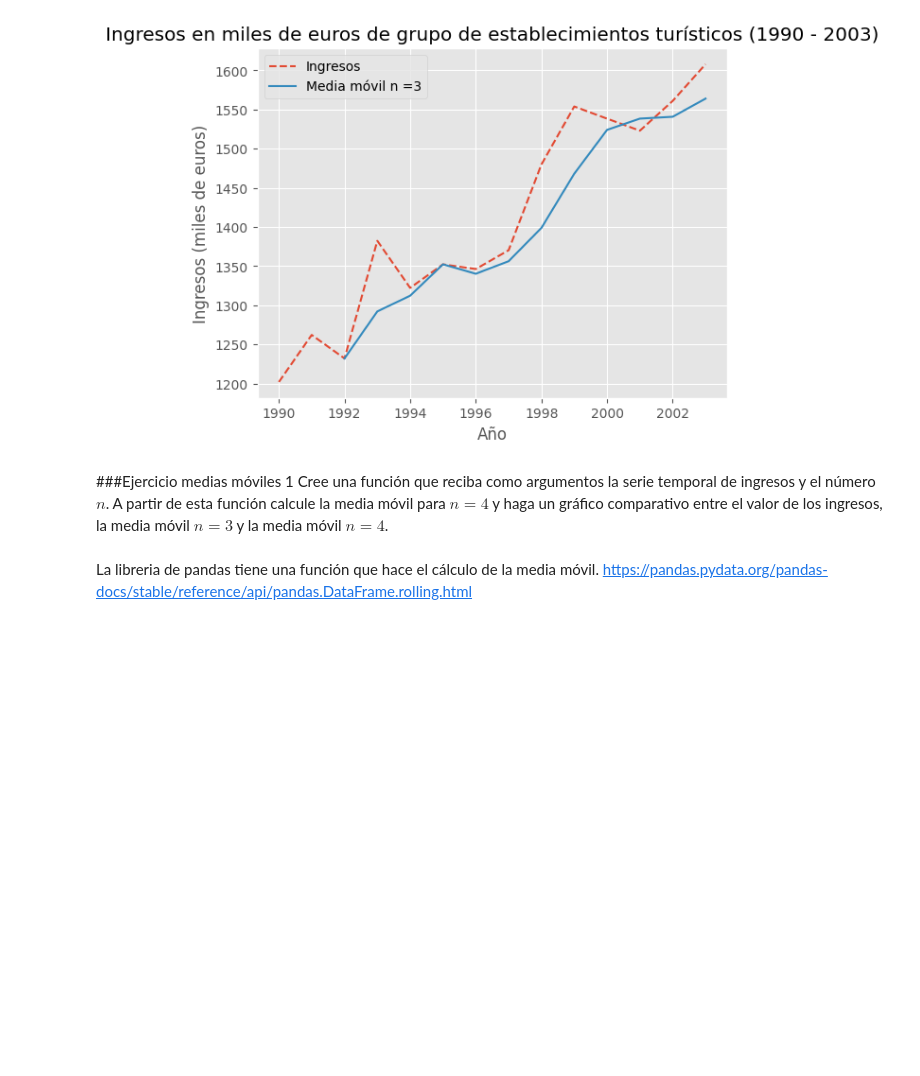
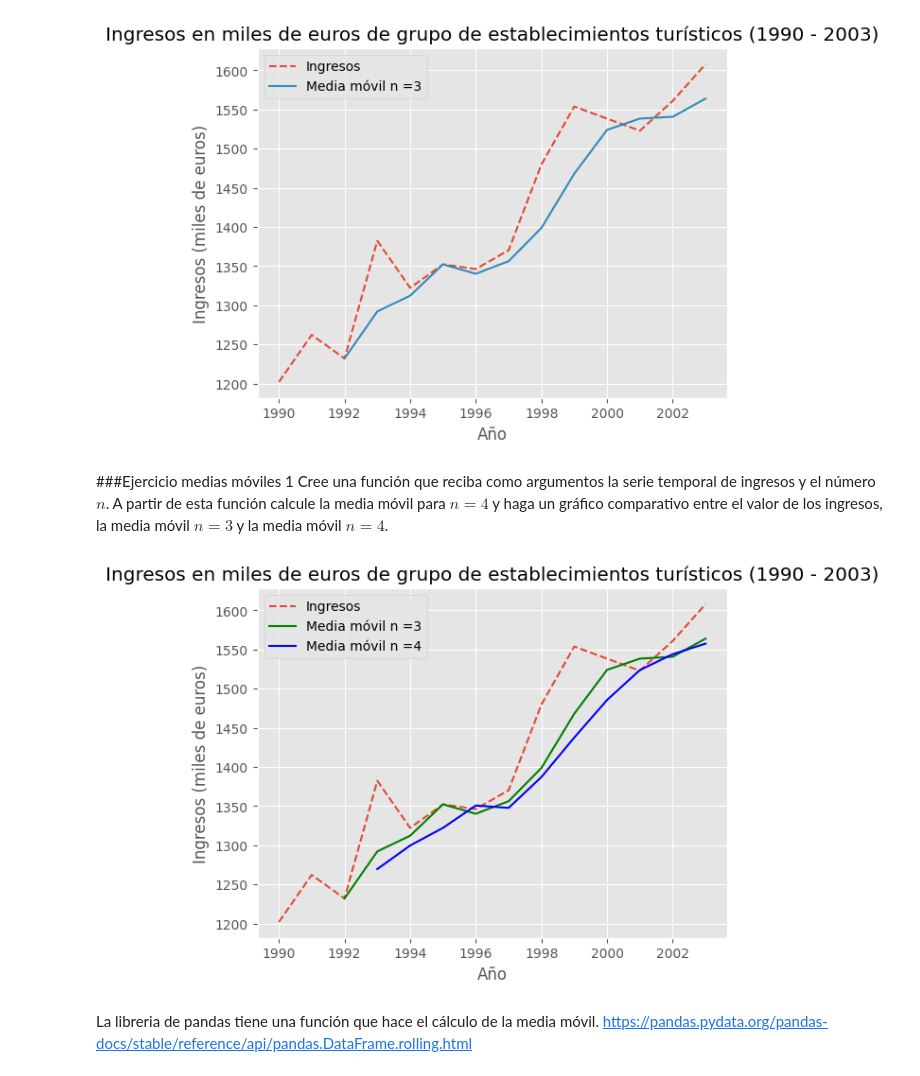
Before and after one commit to Nazly725/Talento_Tech_Nazly_Lopez, a Jupyter notebook: Notebook_Serie_tiempo.ipynb, the cells around one changed output. Drawn from its saved outputs; the diff is of its cells as text; code cells hidden in the pictures; blank space fills up the shorter version.

```diff
--- a/Notebook_Serie_tiempo.ipynb
+++ b/Notebook_Serie_tiempo.ipynb
@@ -141,3 +139,27 @@ Cree una función que reciba como argumentos la serie temporal de ingresos y el
+# %%
+# Hacer media móvil para n = 4
+n = 4 #cantidad de elementos que se utilizarán para calcular la media móvil
+k = len(ingresos)
+mmovil1 = np.empty(k)
+mmovil1[:] = np.nan
+ini = 0
+
+for i in range(n-1,k):
+  mmovil1[i] = np.sum(ingresos[ini:i+1])/n
+  ini += 1
+mmovil1
+
+
+plt.plot(t,ingresos, '--', label='Ingresos')
+plt.plot(t,mmovil, label='Media móvil n =3', color= 'green')
+plt.plot(t,mmovil1, label='Media móvil n =4', color = 'blue')
+plt.title('Ingresos en miles de euros de grupo de establecimientos turísticos (1990 - 2003)')
+plt.xlabel('Año')
+plt.ylabel('Ingresos (miles de euros)')
+plt.legend()
+plt.show()
+# %% [output]
+[figure, added]
 # %% [markdown]
 La libreria de pandas tiene una función que hace el cálculo de la media móvil.
 https://pandas.pydata.org/pandas-docs/stable/reference/api/pandas.DataFrame.rolling.html
```
Also changed, not shown: parts of 7 cells of this notebook.
